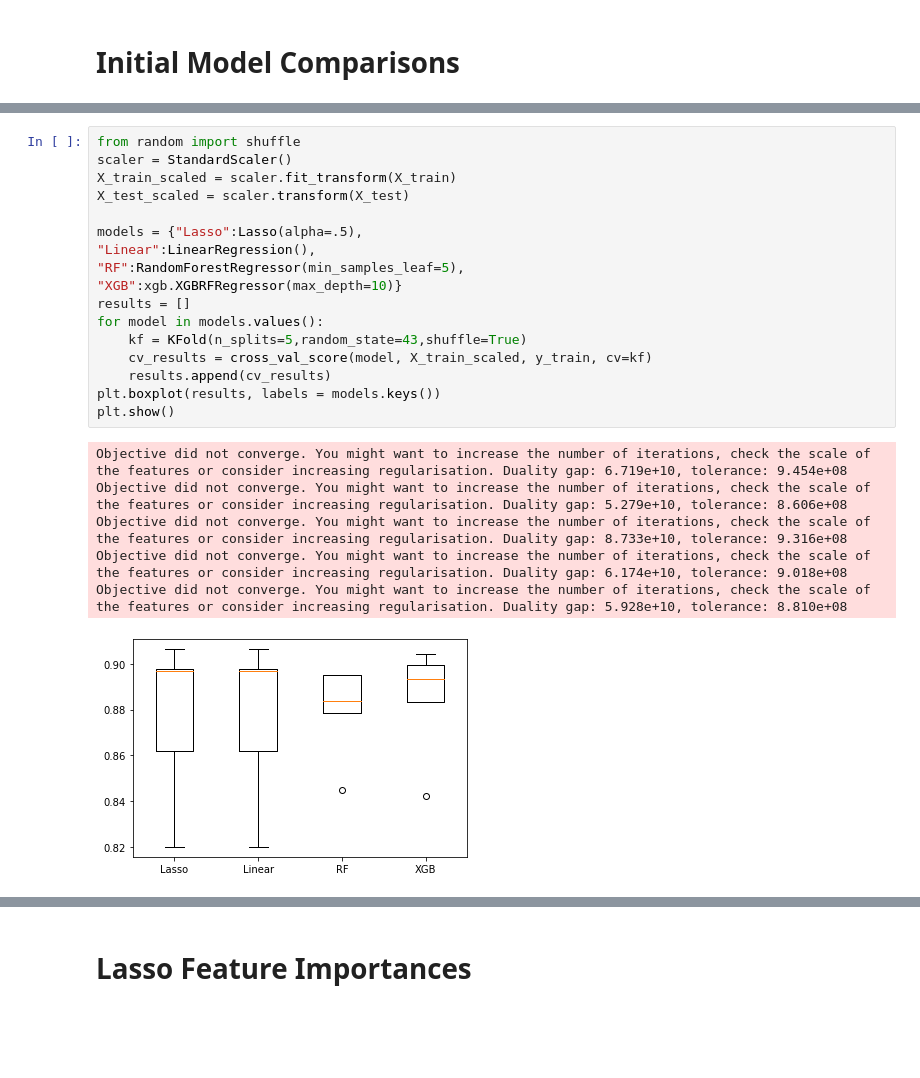
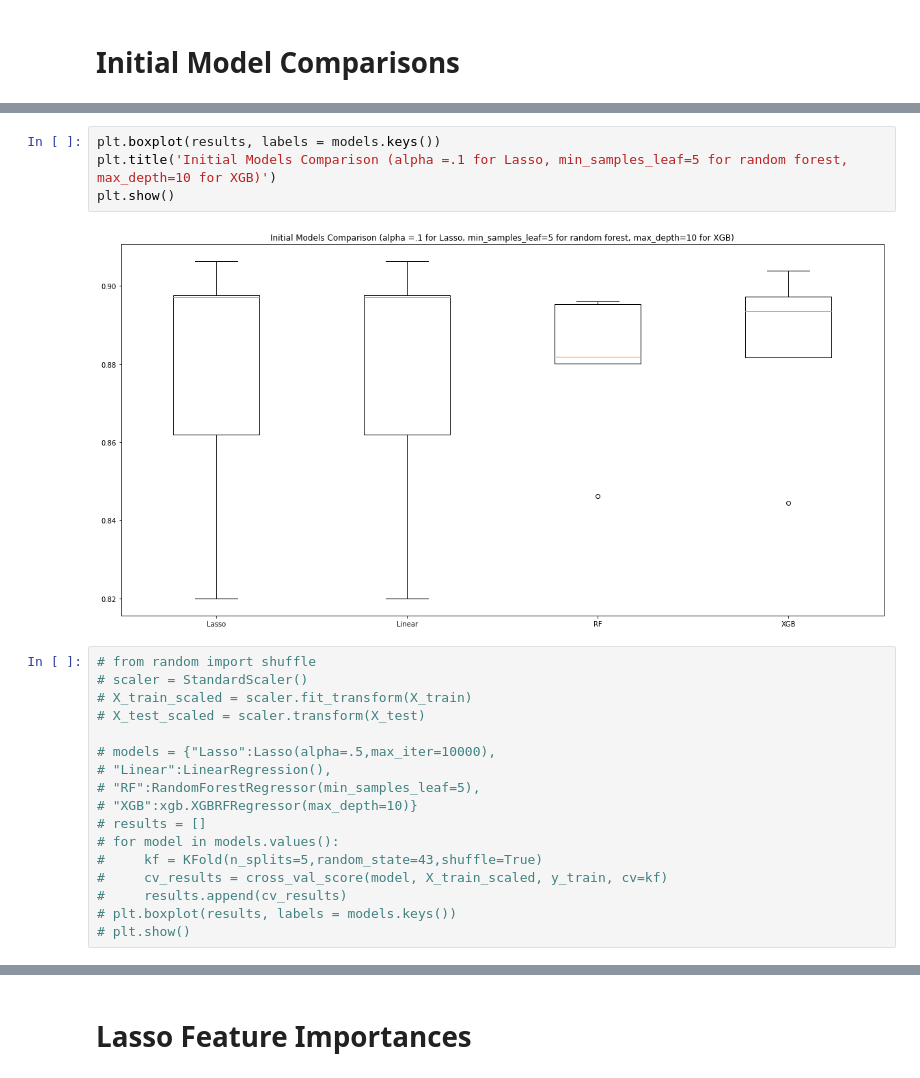
Before and after one commit to dapopov-st/housing-price-predictions, a Jupyter notebook: 002_initial_model_selection.ipynb, the cells around one changed output, grey strips where cells are left out. Cells and saved outputs as stored; diff of their text form; blank space fills up the shorter version.

```diff
--- a/002_initial_model_selection.ipynb
+++ b/002_initial_model_selection.ipynb
@@ -71,24 +94,23 @@ plt.rcParams["figure.figsize"] = (20, 10)
+# %%
+plt.boxplot(results, labels = models.keys())
+plt.title('Initial Models Comparison (alpha =.1 for Lasso, min_samples_leaf=5 for random forest, max_depth=10 for XGB)')
+plt.show()
+# %% [output]
+[figure, added]
 # %%
-from random import shuffle
-scaler = StandardScaler()
-X_train_scaled = scaler.fit_transform(X_train)
-X_test_scaled = scaler.transform(X_test)
+# from random import shuffle
+# scaler = StandardScaler()
+# X_train_scaled = scaler.fit_transform(X_train)
+# X_test_scaled = scaler.transform(X_test)
 
-models = {"Lasso":Lasso(alpha=.5),
-"Linear":LinearRegression(),
-"RF":RandomForestRegressor(min_samples_leaf=5),
-"XGB":xgb.XGBRFRegressor(max_depth=10)}
-results = []
-for model in models.values():
-    kf = KFold(n_splits=5,random_state=43,shuffle=True)
-    cv_results = cross_val_score(model, X_train_scaled, y_train, cv=kf)
-    results.append(cv_results)
-plt.boxplot(results, labels = models.keys())
-plt.show()
+# models = {"Lasso":Lasso(alpha=.5,max_iter=10000),
+# "Linear":LinearRegression(),
+# "RF":RandomForestRegressor(min_samples_leaf=5),
+# "XGB":xgb.XGBRFRegressor(max_depth=10)}
+# results = []
+# for model in models.values():
+#     kf = KFold(n_splits=5,random_state=43,shuffle=True)
+#     cv_results = cross_val_score(model, X_train_scaled, y_train, cv=kf)
+#     results.append(cv_results)
+# plt.boxplot(results, labels = models.keys())
+# plt.show()
-# %% [output]
-Objective did not converge. You might want to increase the number of iterations, check the scale of the features or consider increasing regularisation. Duality gap: 6.719e+10, tolerance: 9.454e+08
-Objective did not converge. You might want to increase the number of iterations, check the scale of the features or consider increasing regularisation. Duality gap: 5.279e+10, tolerance: 8.606e+08
-Objective did not converge. You might want to increase the number of iterations, check the scale of the features or consider increasing regularisation. Duality gap: 8.733e+10, tolerance: 9.316e+08
-Objective did not converge. You might want to increase the number of iterations, check the scale of the features or consider increasing regularisation. Duality gap: 6.174e+10, tolerance: 9.018e+08
-Objective did not converge. You might want to increase the number of iterations, check the scale of the features or consider increasing regularisation. Duality gap: 5.928e+10, tolerance: 8.810e+08
-[figure, removed]
```
Also changed, not shown: parts of 22 cells of this notebook, 1 other file.
